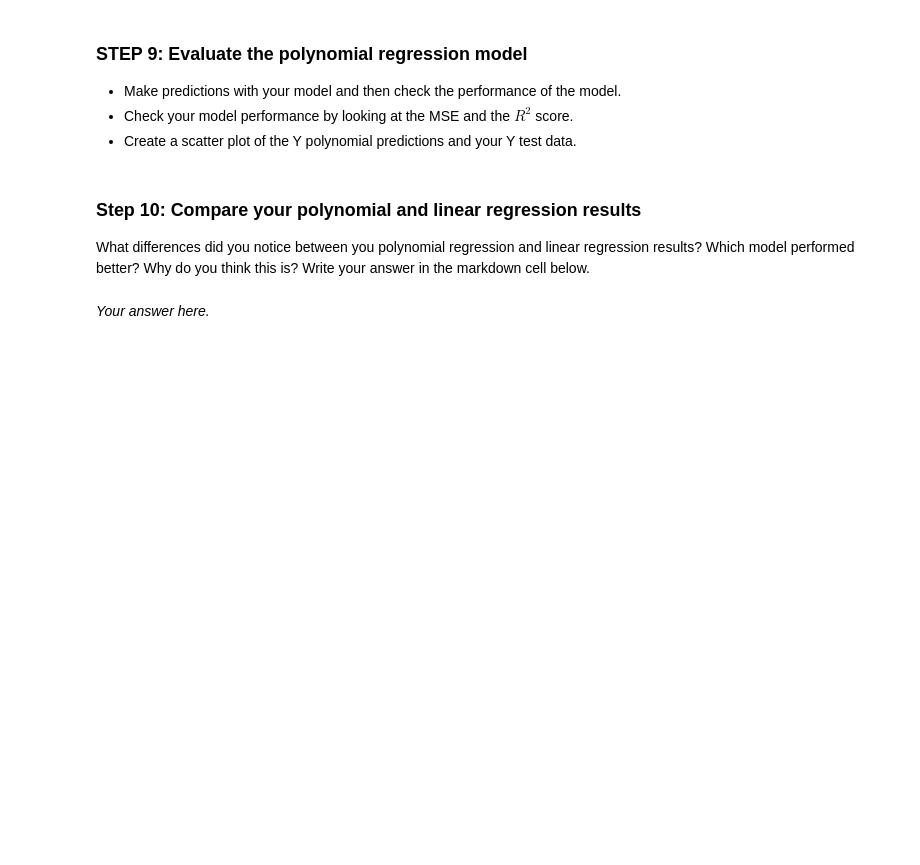
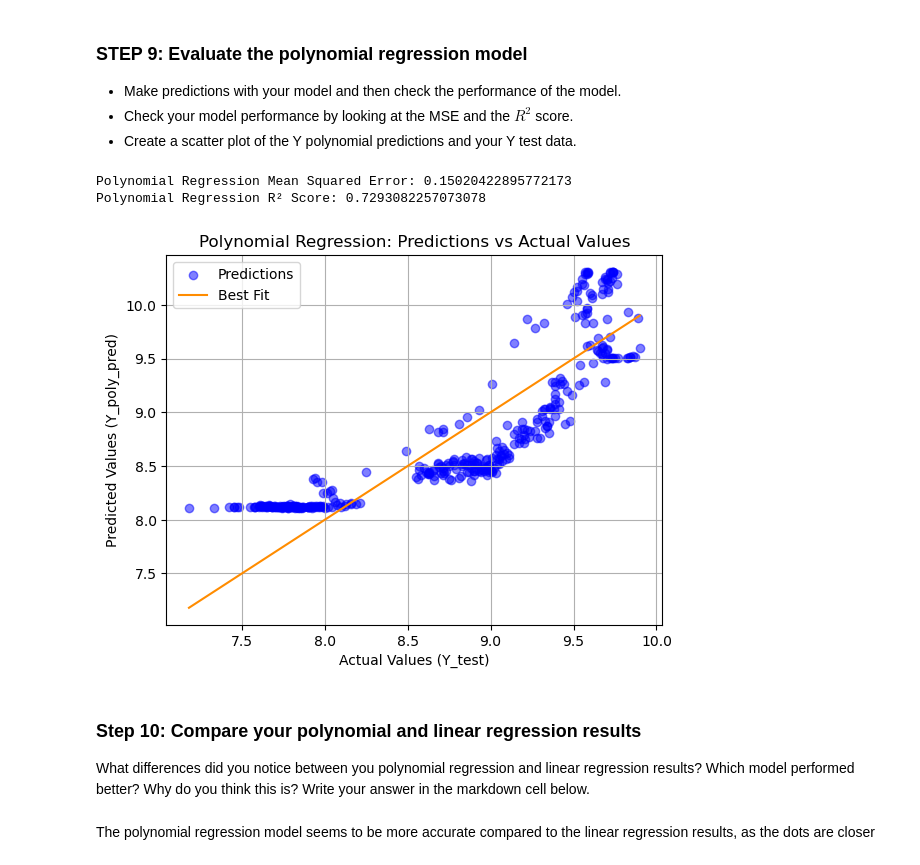
Before and after one commit to evajnewby/EDS232-labs, a Jupyter notebook: Week1/Lab1-hurricane.ipynb, the cells around one changed output. Cells and saved outputs as stored; diff of their text form; code cells hidden in the pictures; blank space fills up the shorter version.

```diff
--- a/Week1/Lab1-hurricane.ipynb
+++ b/Week1/Lab1-hurricane.ipynb
@@ -223,9 +235,9 @@ plt.show()
 We assumed linear regression would work well with our data, but this data doesn't look very linear. It's a good reminder of the importance of exploratory analysis. Let's check to see how a polynomial regression performs in comparison. Transform the features for polynomial regression. Use the `PolynomialFeatures` class from the `sklearn.preprocessing` module.
 # %%
 # Transform features to include polynomial terms (degree 2 for quadratic terms)
-poly = ...
-X_poly_train = ...
-X_poly_test = ...
+poly = sklearn.preprocessing.PolynomialFeatures(degree=2)
+X_poly_train = poly.fit_transform(X_train)
+X_poly_test = poly.fit_transform(X_test)
 
 # View the transformed feature set (for insight)
 print(X_poly_train)
@@ -233,7 +253,7 @@ print(X_poly_train)
 ### Step 8: Fit your model on the polynomial features
 # %%
 # Train the model on polynomial features
-poly_model = ...
+poly_model = sklearn.linear_model.LinearRegression().fit(X_poly_train, Y_train)
 # %% [markdown]
 ### STEP 9: Evaluate the polynomial regression model
 - Make predictions with your model and then check the performance of the model.
@@ -241,19 +261,31 @@ poly_model = ...
 - Create a scatter plot of the Y polynomial predictions and your Y test data.
 # %%
 # Make predictions using the polynomial model
-Y_poly_pred = ...
+Y_poly_pred = poly_model.predict(X_poly_test)
 
 # Calculate evaluation metrics using scikit-learn's mean_squared_error and r2_score
-poly_mse = ...
-poly_r2 = ...
+poly_mse = mean_squared_error(Y_test, Y_poly_pred)
+poly_r2 = r2_score(Y_test, Y_poly_pred)
 
 print(f"Polynomial Regression Mean Squared Error: {poly_mse}")
 print(f"Polynomial Regression R² Score: {poly_r2}")
 
 # Plot predictions vs actual
+plt.scatter(Y_test, Y_poly_pred, color='blue', alpha = 0.5, label='Predictions')
+plt.plot([Y_test.min(), Y_test.max()], [Y_test.min(), Y_test.max()], color = 'darkorange', label='Best Fit')
+plt.title('Polynomial Regression: Predictions vs Actual Values')
+plt.xlabel('Actual Values (Y_test)')
+plt.ylabel('Predicted Values (Y_poly_pred)')
+plt.legend()
+plt.grid()
+plt.show()
+# %% [output]
+Polynomial Regression Mean Squared Error: 0.15020422895772173
+Polynomial Regression R² Score: 0.7293082257073078
+[figure, added]
 # %% [markdown]
 ### Step 10: Compare your polynomial and linear regression results
 
 What differences did you notice between you polynomial regression and linear regression results? Which model performed better? Why do you think this is? Write your answer in the markdown cell below.
 # %% [markdown]
-*Your answer here.*
+The polynomial regression model seems to be more accurate compared to the linear regression results, as the dots are closer
```
Also changed, not shown: parts of 5 cells of this notebook.
